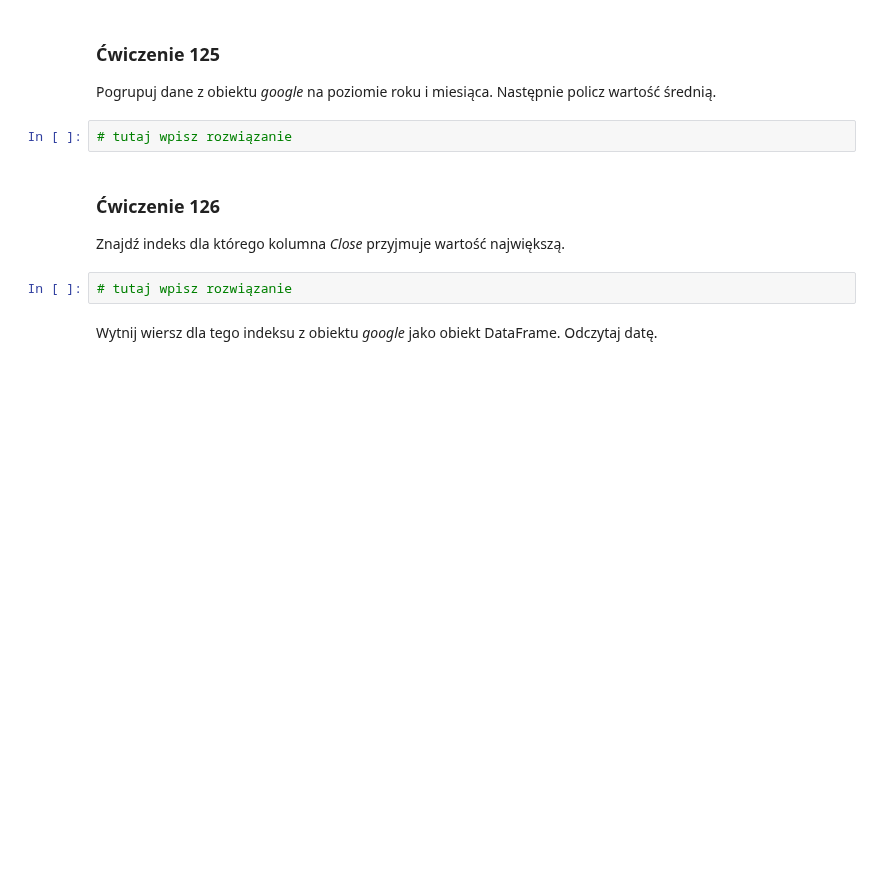
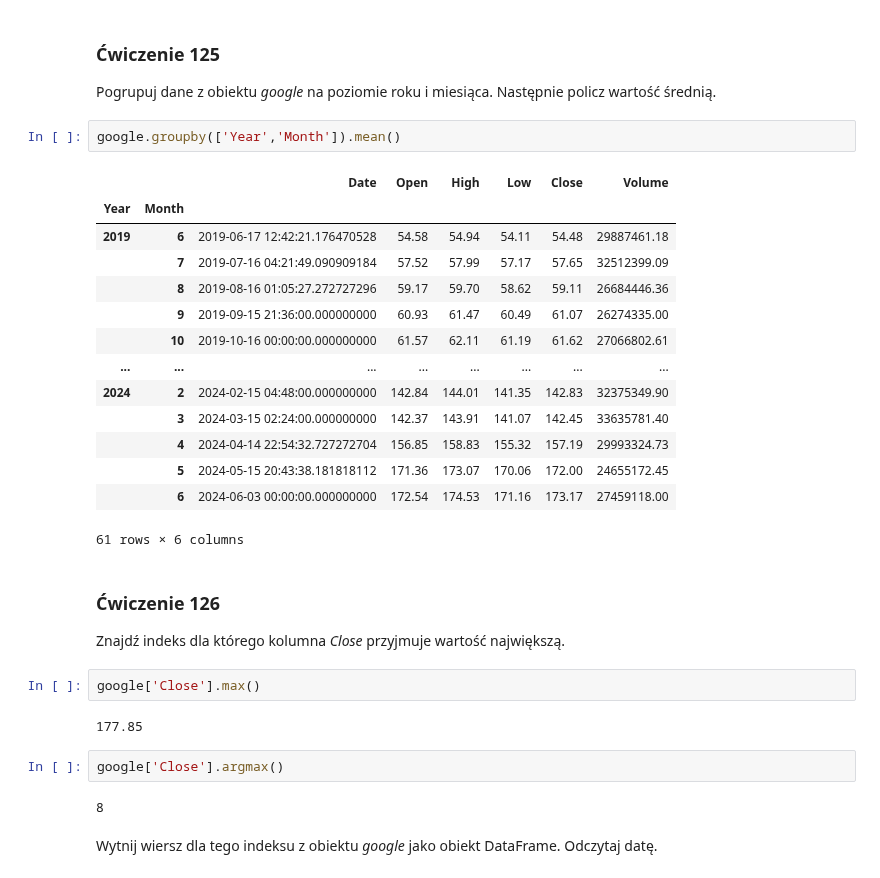
Before and after one commit to Krisss993/pandas, a Jupyter notebook: 121_130_exercises.ipynb, the cells around one changed output. Cells and saved outputs as stored; diff of their text form; blank space fills up the shorter version.

```diff
--- a/121_130_exercises.ipynb
+++ b/121_130_exercises.ipynb
@@ -219,12 +219,33 @@ google.groupby('Month')['Close'].mean().plot()
 # %% [markdown]
 ### <a name='5'></a> Ćwiczenie 125
 Pogrupuj dane z obiektu _google_ na poziomie roku i miesiąca. Następnie policz wartość średnią.
-# %%
-# tutaj wpisz rozwiązanie
+# %%
+google.groupby(['Year','Month']).mean()
+# %% [output]
+|  |  | Date | Open | High | Low | Close | Volume |
+| Year | Month |  |  |  |  |  |  |
+| 2019 | 6 | 2019-06-17 12:42:21.176470528 | 54.58 | 54.94 | 54.11 | 54.48 | 29887461.18 |
+|  | 7 | 2019-07-16 04:21:49.090909184 | 57.52 | 57.99 | 57.17 | 57.65 | 32512399.09 |
+|  | 8 | 2019-08-16 01:05:27.272727296 | 59.17 | 59.70 | 58.62 | 59.11 | 26684446.36 |
+|  | 9 | 2019-09-15 21:36:00.000000000 | 60.93 | 61.47 | 60.49 | 61.07 | 26274335.00 |
+|  | 10 | 2019-10-16 00:00:00.000000000 | 61.57 | 62.11 | 61.19 | 61.62 | 27066802.61 |
+| ... | ... | ... | ... | ... | ... | ... | ... |
+| 2024 | 2 | 2024-02-15 04:48:00.000000000 | 142.84 | 144.01 | 141.35 | 142.83 | 32375349.90 |
+|  | 3 | 2024-03-15 02:24:00.000000000 | 142.37 | 143.91 | 141.07 | 142.45 | 33635781.40 |
+|  | 4 | 2024-04-14 22:54:32.727272704 | 156.85 | 158.83 | 155.32 | 157.19 | 29993324.73 |
+|  | 5 | 2024-05-15 20:43:38.181818112 | 171.36 | 173.07 | 170.06 | 172.00 | 24655172.45 |
+|  | 6 | 2024-06-03 00:00:00.000000000 | 172.54 | 174.53 | 171.16 | 173.17 | 27459118.00 |
+61 rows × 6 columns
 # %% [markdown]
 ### <a name='6'></a> Ćwiczenie 126
 Znajdź indeks dla którego kolumna _Close_ przyjmuje wartość największą.
-# %%
-# tutaj wpisz rozwiązanie
+# %%
+google['Close'].max()
+# %% [output]
+177.85
+# %%
+google['Close'].argmax()
+# %% [output]
+8
 # %% [markdown]
 Wytnij wiersz dla tego indeksu z obiektu _google_ jako obiekt DataFrame. Odczytaj datę.
```
Also changed, not shown: parts of 10 cells of this notebook.
